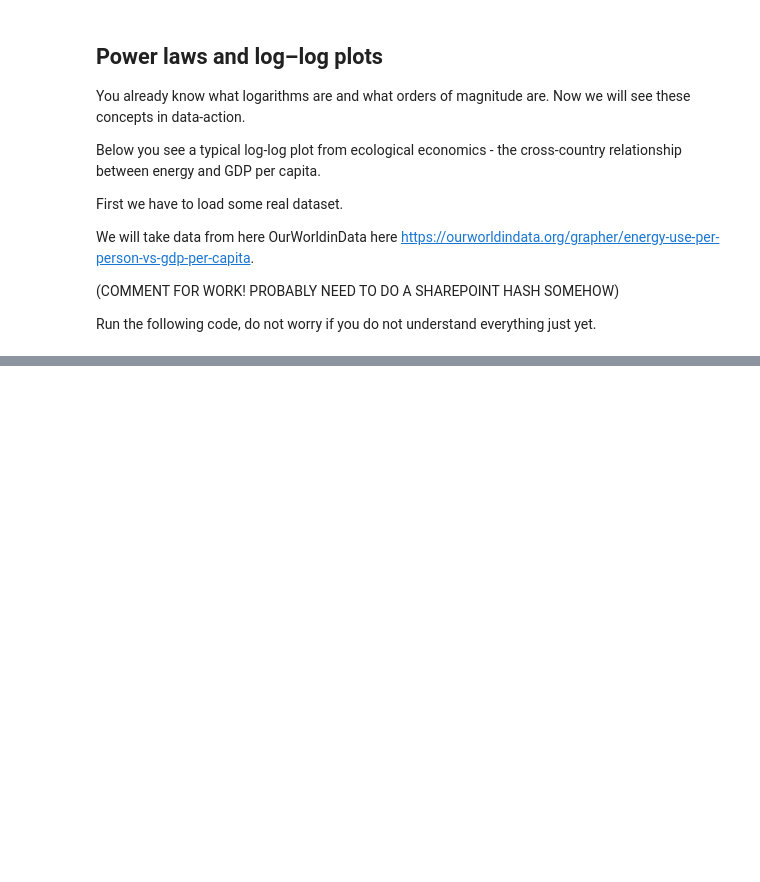
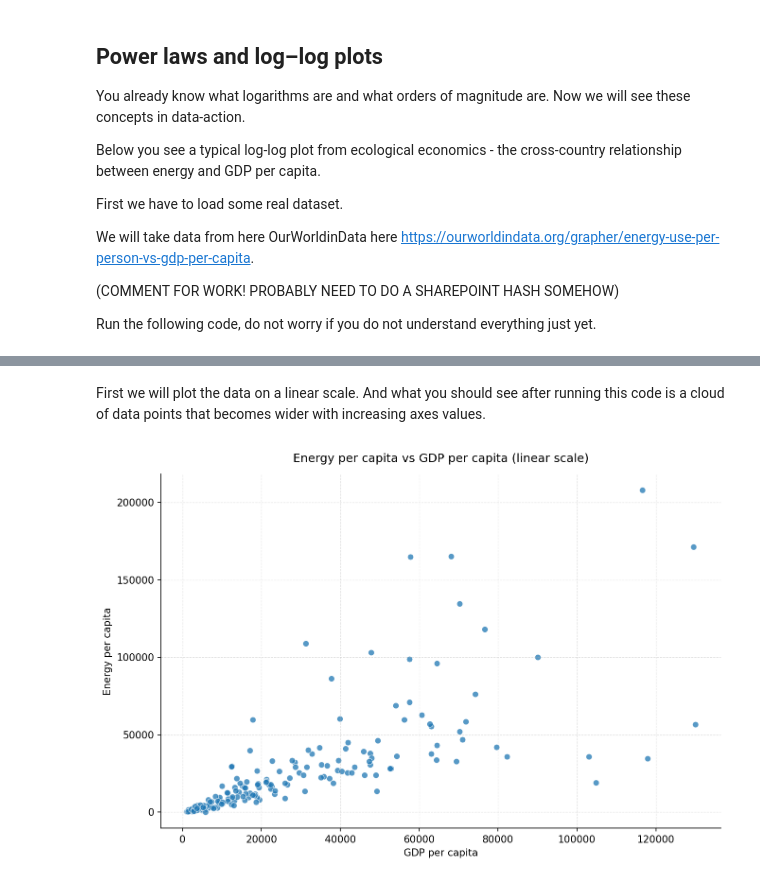
Before and after one commit to yannickoswald/ecoeconbook, a Jupyter notebook: _build/jupyter_execute/order_of_magnitude_economics_and_scaling/static_scale.ipynb, the cells around one changed output, grey strips where cells are left out. Saved outputs shown, nothing was run; the diff lists cells and outputs as text; code cells hidden in the pictures; blank space fills up the shorter version.

```diff
--- a/_build/jupyter_execute/order_of_magnitude_economics_and_scaling/static_scale.ipynb
+++ b/_build/jupyter_execute/order_of_magnitude_economics_and_scaling/static_scale.ipynb
@@ -39,3 +39,33 @@ df.head()
 | 2 | Algeria | DZA | 2023 | 16994.37700 | 15159.3240 | Africa |
 | 3 | Angola | AGO | 2023 | 2680.34160 | 8788.2610 | Africa |
 | 4 | Antigua and Barbuda | ATG | 2023 | 32266.11300 | 28474.0450 | North America |
+# %% [markdown]
+First we will plot the data on a linear scale. And what you should see after running this code is a cloud of data points that becomes wider with increasing axes values.
+# %%
+import matplotlib.pyplot as plt
+
+
+# Plot (linear scale)
+fig, ax = plt.subplots(figsize=(9, 6), dpi=150)
+
+ax.scatter(
+    df["gdp_pc"],
+    df["energy_pc"],
+    s=38,
+    alpha=0.75,
+    edgecolors="white",
+    linewidths=0.6,
+)
+
+ax.set_title("Energy per capita vs GDP per capita (linear scale)", pad=12)
+ax.set_xlabel("GDP per capita")
+ax.set_ylabel("Energy per capita")
+
+ax.grid(True, linestyle="--", linewidth=0.6, alpha=0.35)
+ax.spines["top"].set_visible(False)
+ax.spines["right"].set_visible(False)
+
+plt.tight_layout()
+plt.show()
+# %% [output]
+[figure, added]
```
Also changed, not shown: parts of 4 cells of this notebook, 14 other files.
